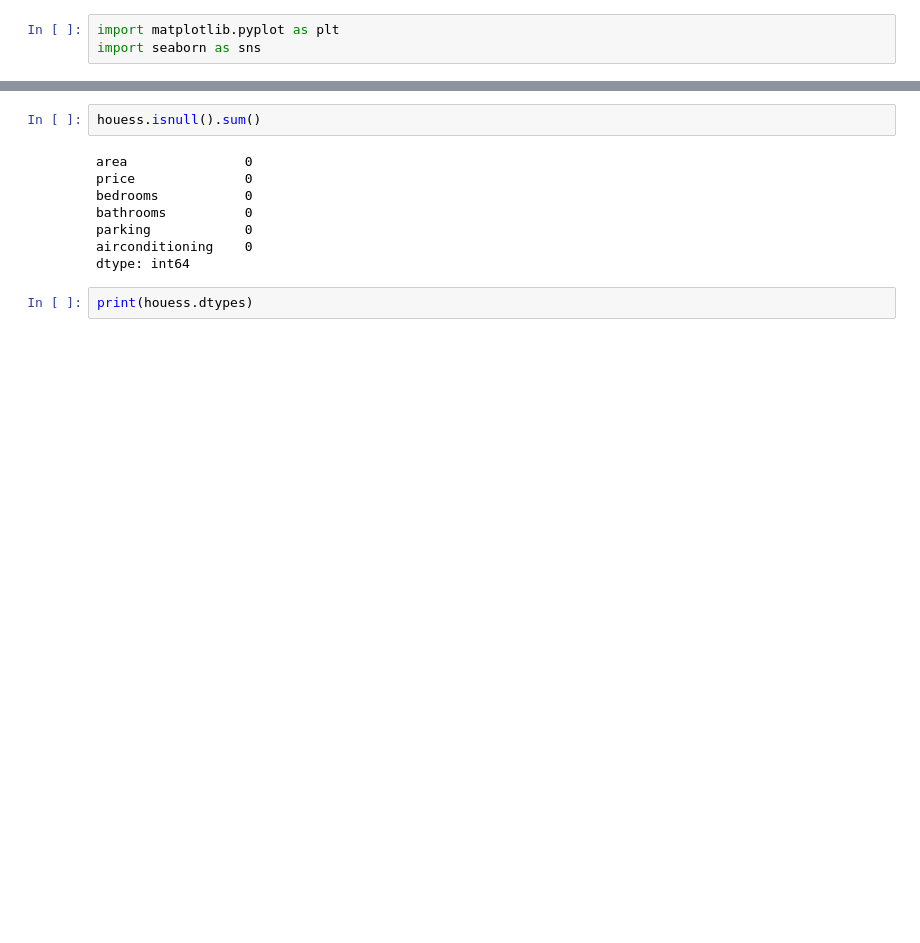
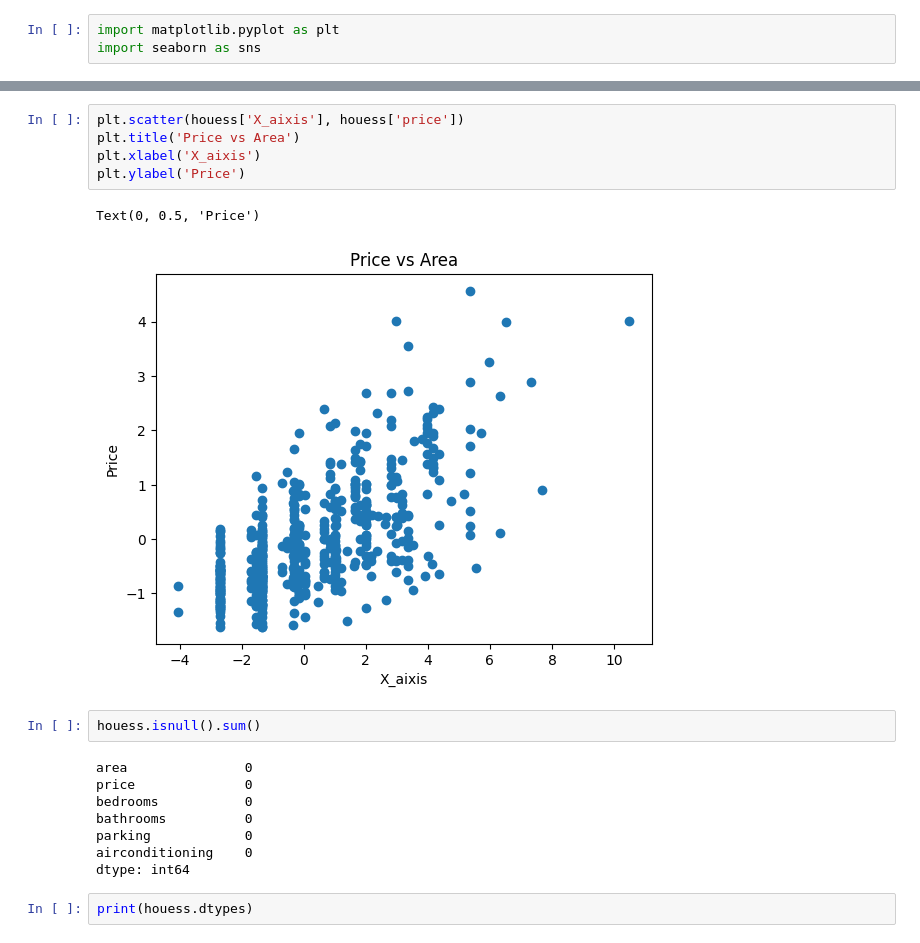
Before and after one commit to SandeepMuhal88/Project_In_Machine_Learning, a Jupyter notebook: House_Price_prediction/notebook.ipynb, the cells around one changed output, grey strips where cells are left out. Cells and saved outputs as stored; diff of their text form; blank space fills up the shorter version.

```diff
--- a/House_Price_prediction/notebook.ipynb
+++ b/House_Price_prediction/notebook.ipynb
@@ -92,3 +163,11 @@ import seaborn as sns
+# %%
+plt.scatter(houess['X_aixis'], houess['price'])
+plt.title('Price vs Area')
+plt.xlabel('X_aixis')
+plt.ylabel('Price')
+# %% [output]
+Text(0, 0.5, 'Price')
+[figure, added]
 # %%
 houess.isnull().sum()
 # %% [output]
```
Also changed, not shown: parts of 18 cells of this notebook.
